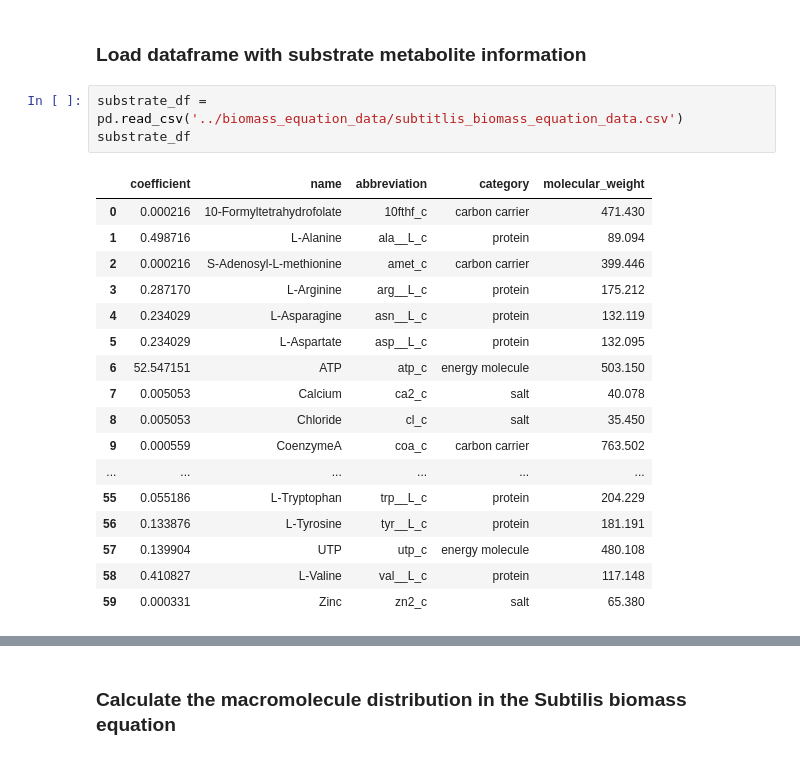
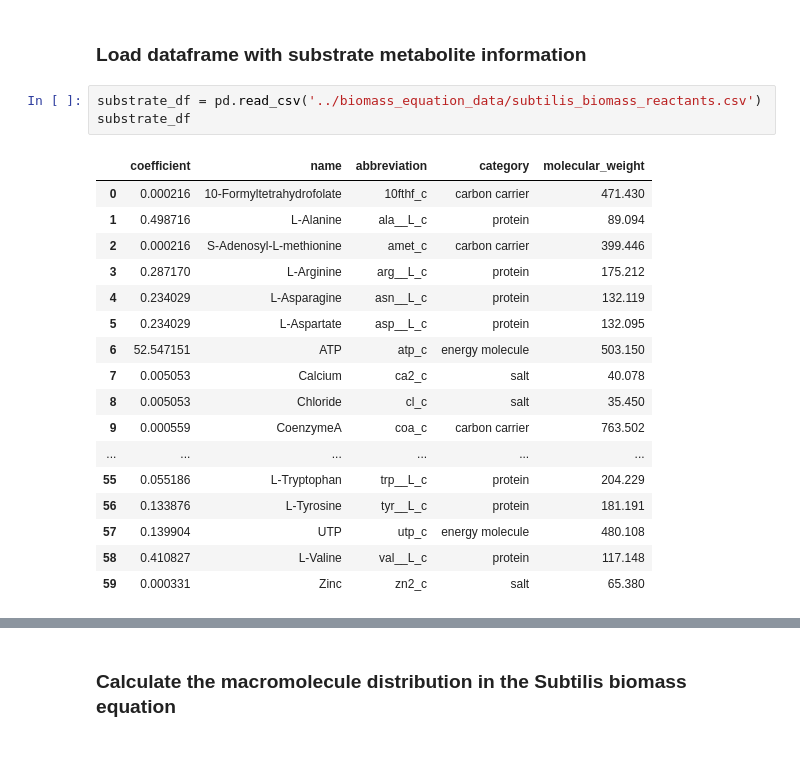
Before and after one commit to LBLQMM/RhodococcusGSM, a Jupyter notebook: Biodesign_gr/notebooks/D_biomass_reactions.ipynb, the cells around one changed output, grey strips where cells are left out. Saved outputs shown, nothing was run; the diff lists cells and outputs as text.

Commit message:
updated notebook D to use product and substrate csv

```diff
--- a/Biodesign_gr/notebooks/D_biomass_reactions.ipynb
+++ b/Biodesign_gr/notebooks/D_biomass_reactions.ipynb
@@ -49,10 +49,10 @@ original_biomass_reaction.reaction
 # %% [markdown]
 ### Load dataframe with substrate metabolite information
 # %%
-substrate_df = pd.read_csv('../biomass_equation_data/subtitlis_biomass_equation_data.csv')
+substrate_df = pd.read_csv('../biomass_equation_data/subtilis_biomass_reactants.csv')
 substrate_df
 # %% [output]
-|  | coefficient | name | abbreviation | category | molecular_weight |
+|  | ﻿coefficient | name | abbreviation | category | molecular_weight |
 | 0 | 0.000216 | 10-Formyltetrahydrofolate | 10fthf_c | carbon carrier | 471.430 |
 | 1 | 0.498716 | L-Alanine | ala__L_c | protein | 89.094 |
 | 2 | 0.000216 | S-Adenosyl-L-methionine | amet_c | carbon carrier | 399.446 |
```
Also changed, not shown: parts of 7 cells of this notebook, 2 other files.
